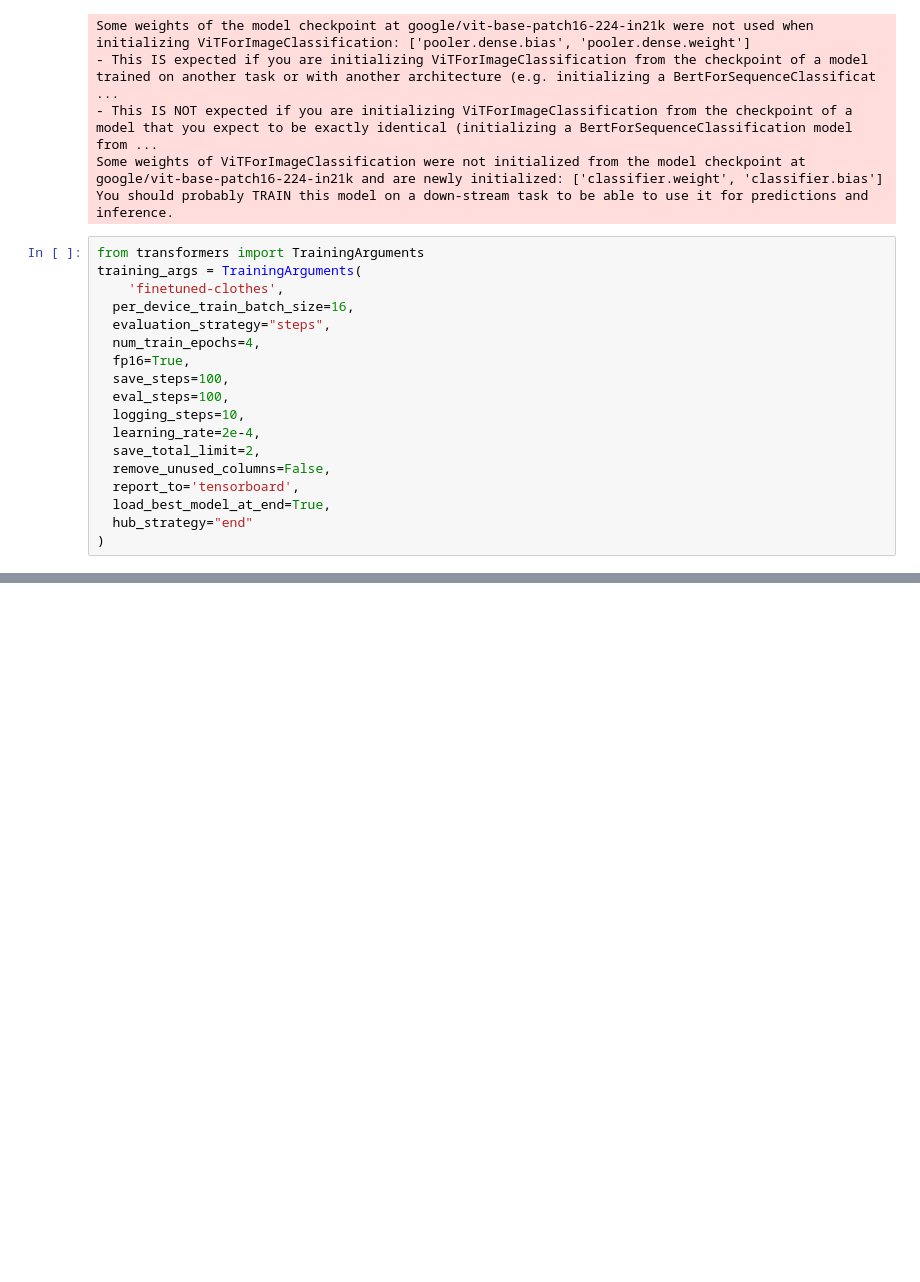
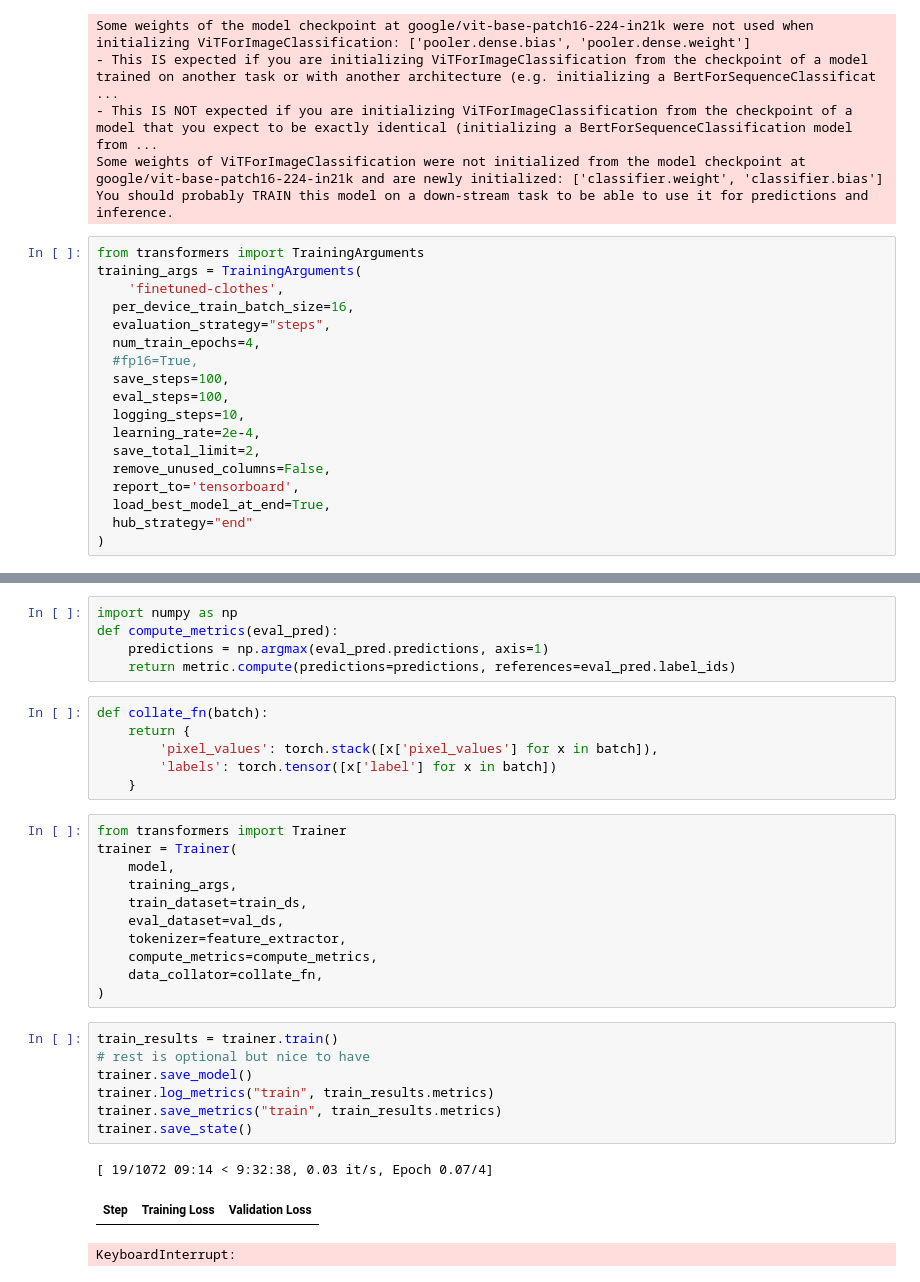
Before and after one commit to dehlong/playinaround, a Jupyter notebook: Vit_training.ipynb, the cells around one changed output, grey strips where cells are left out. Drawn from its saved outputs; the diff is of its cells as text; blank space fills up the shorter version.

```diff
--- a/Vit_training.ipynb
+++ b/Vit_training.ipynb
@@ -166,7 +170,7 @@ training_args = TrainingArguments(
   per_device_train_batch_size=16,
   evaluation_strategy="steps",
   num_train_epochs=4,
-  fp16=True,
+  #fp16=True,
   save_steps=100,
   eval_steps=100,
   logging_steps=10,
@@ -202,0 +184,33 @@ Successfully installed transformers-4.27.4
+# %%
+import numpy as np
+def compute_metrics(eval_pred):
+    predictions = np.argmax(eval_pred.predictions, axis=1)
+    return metric.compute(predictions=predictions, references=eval_pred.label_ids)
+# %%
+def collate_fn(batch):
+    return {
+        'pixel_values': torch.stack([x['pixel_values'] for x in batch]),
+        'labels': torch.tensor([x['label'] for x in batch])
+    }
+# %%
+from transformers import Trainer
+trainer = Trainer(
+    model,
+    training_args,
+    train_dataset=train_ds,
+    eval_dataset=val_ds,
+    tokenizer=feature_extractor,
+    compute_metrics=compute_metrics,
+    data_collator=collate_fn,
+)
+# %%
+train_results = trainer.train()
+# rest is optional but nice to have
+trainer.save_model()
+trainer.log_metrics("train", train_results.metrics)
+trainer.save_metrics("train", train_results.metrics)
+trainer.save_state()
+# %% [output]
+[ 19/1072 09:14 < 9:32:38, 0.03 it/s, Epoch 0.07/4]
+| Step | Training Loss | Validation Loss |
+KeyboardInterrupt:
```
Also changed, not shown: parts of 5 cells of this notebook.
